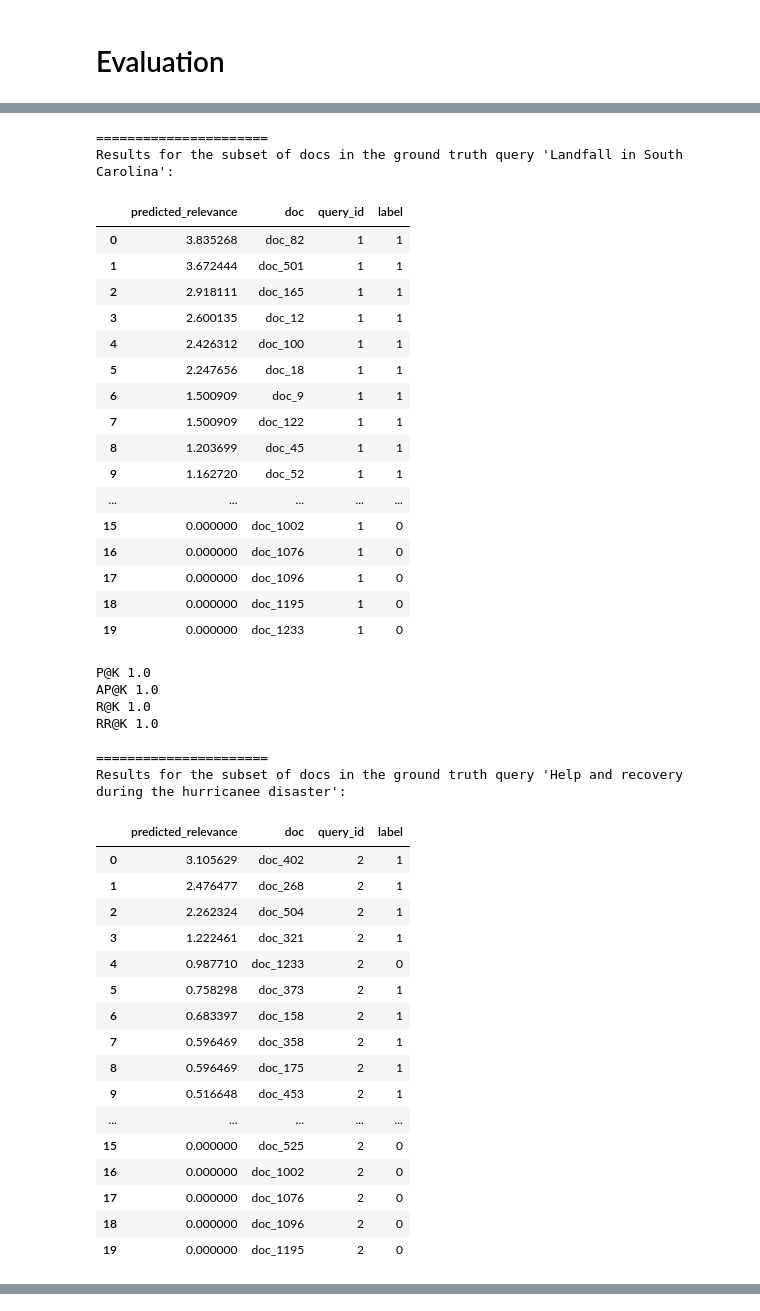
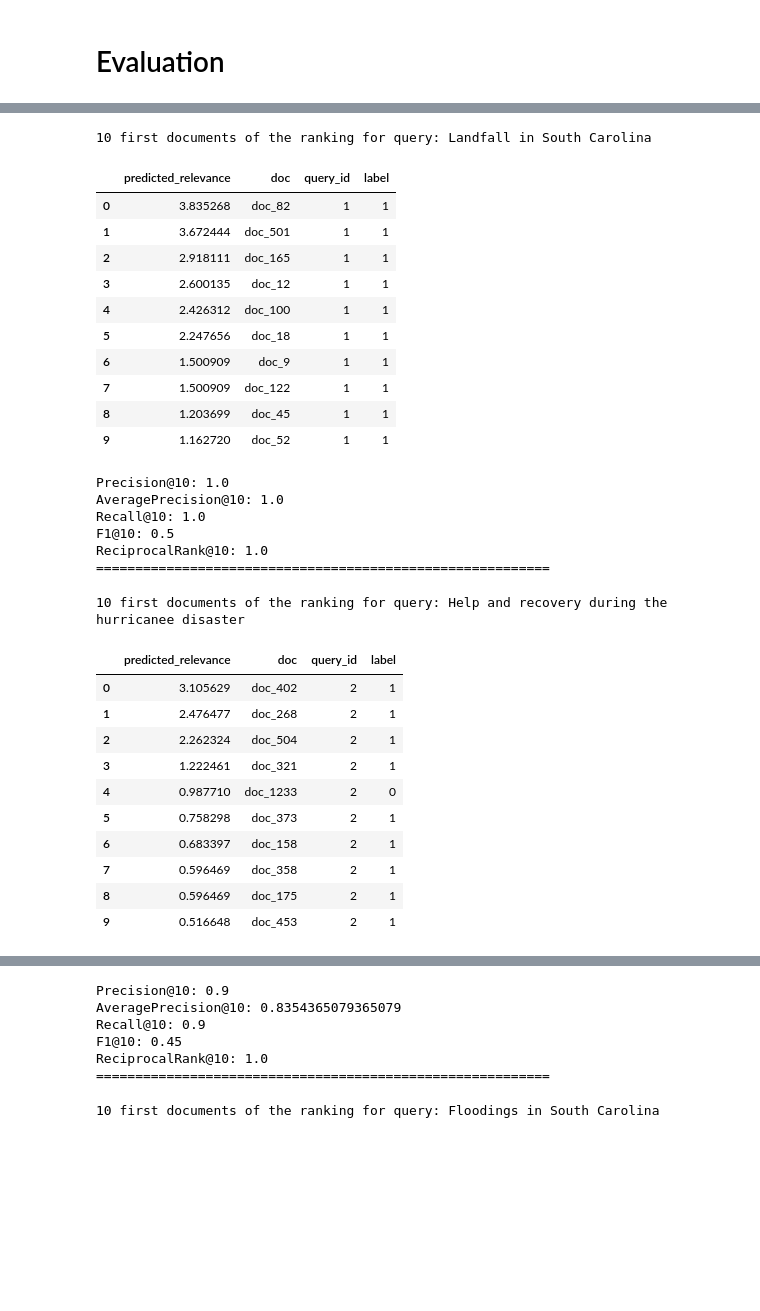
Before and after one commit to nildistefano/IRWA-2022-u172948-u172950-u173483, a Jupyter notebook: Part 2/part_2-nil.ipynb, the cells around one changed output, grey strips where cells are left out. Saved outputs shown, nothing was run; the diff lists cells and outputs as text; code cells hidden in the pictures; blank space fills up the shorter version.

```diff
--- a/Part 2/part_2-nil.ipynb
+++ b/Part 2/part_2-nil.ipynb
@@ -316,11 +341,0 @@ ValueError: could not convert string to float: ''
-# %%
-doc_id = [key[0] for key in ratings.keys()]
-query_id = [key[1] for key in ratings.keys()]
-rating = [value for value in ratings.values()]
-predicted_relevance = [value for value in relevance.values()]
-our_truths = pd.DataFrame()
-our_truths['doc_id'] = doc_id
-our_truths['query_id'] = query_id
-our_truths['rating'] = rating
-our_truths['predicted_relevance'] = predicted_relevance
-our_truths
@@ -335,9 +341,0 @@ data.loc[data['Document'] == 'doc_254']['Text'].values[0]
-# %%
-for query in queries:
-    ranked_docs = search_tf_idf(query, new_index)
-    top = 10
-
-    print("\n======================\nTop {} results out of {} for the searched query '{}':\n".format(top, len(ranked_docs),query))
-    for doc in ranked_docs[:top]:
-        print("{} - score {} Text:".format(doc[1], doc[0]))
-        print("\t{}".format(data.loc[data['Document'] == doc[1]]['Text'].values[0]))
@@ -432,8 +402,9 @@ def avg_precision_at_k(doc_score, k=10): #binary relevance, predicted relevance,
             n_relevant_at_i += 1
             prec_at_i += n_relevant_at_i / (i + 1) #calculate P@K (#docs relevant at k/k)
     return prec_at_i / gtp #return ap
-# %%
-def f1_score():
+# %%
+def f1_score(precision, recall):
+    return precision*recall/(precision+recall)
 # %%
 def ndcg(queries, doc_score):
 
@@ -492,54 +475,48 @@ def rr_at_k(doc_score, k=10):
 # %%
-results = pd.DataFrame()
-
 ground_truth_queries = {
     1:"Landfall in South Carolina",
     2:"Help and recovery during the hurricanee disaster",
     3:"Floodings in South Carolina"}
 
+k=10
+
 final = pd.DataFrame()
 for query_id, query in ground_truth_queries.items():
     ranking = search_tf_idf_subset(query, new_index, set(ground_truth[ground_truth['query_id']==query_id]['doc']))
-    print("\n======================\nResults for the subset of docs in the ground truth query '{}':\n".format(query))
     rankingdf = pd.DataFrame(ranking, columns=['predicted_relevance', 'doc']).merge(ground_truth[ground_truth['query_id']==query_id], how='outer', on='doc').fillna(0)
-    display(rankingdf)
-    print("P@K",precision_at_k(rankingdf['label']))
-    print("AP@K",avg_precision_at_k(rankingdf['label']))
-    print("R@K", recall_at_k(rankingdf['label']))
-    print("RR@K",rr_at_k(rankingdf['label']))
+    display(rankingdf.head(k).style.set_caption("{} first documents of the ranking for query: {}".format(k, query)))
+    print("Precision@{}: {}".format(k,precision_at_k(rankingdf['label'], k)))
+    print("AveragePrecision@{}: {}".format(k,avg_precision_at_k(rankingdf['label'], k)))
+    print("Recall@{}: {}".format(k, recall_at_k(rankingdf['label'], k)))
+    print("F1@{}: {}".format(k, f1_score(precision_at_k(rankingdf['label'], k), recall_at_k(rankingdf['label'], k))))
+    print("ReciprocalRank@{}: {}".format(k,rr_at_k(rankingdf['label'], k)))
     if final.empty:
         final = rankingdf
     else:
         final = pd.concat([final, rankingdf])
+    print("==========================================================")
 
-print("MAP@K",map_at_k(final))
+print("MAP@{}: {}".format(k, map_at_k(final, k)[0]))
 # %% [output]
-======================
-Results for the subset of docs in the ground truth query 'Landfall in South Carolina':
+10 first documents of the ranking for query: Landfall in South Carolina
 |  | predicted_relevance | doc | query_id | label |
 | 0 | 3.835268 | doc_82 | 1 | 1 |
 | 1 | 3.672444 | doc_501 | 1 | 1 |
 | 2 | 2.918111 | doc_165 | 1 | 1 |
 | 3 | 2.600135 | doc_12 | 1 | 1 |
 | 4 | 2.426312 | doc_100 | 1 | 1 |
 | 5 | 2.247656 | doc_18 | 1 | 1 |
 | 6 | 1.500909 | doc_9 | 1 | 1 |
 | 7 | 1.500909 | doc_122 | 1 | 1 |
 | 8 | 1.203699 | doc_45 | 1 | 1 |
 | 9 | 1.162720 | doc_52 | 1 | 1 |
-| ... | ... | ... | ... | ... |
-| 15 | 0.000000 | doc_1002 | 1 | 0 |
-| 16 | 0.000000 | doc_1076 | 1 | 0 |
-| 17 | 0.000000 | doc_1096 | 1 | 0 |
-| 18 | 0.000000 | doc_1195 | 1 | 0 |
-| 19 | 0.000000 | doc_1233 | 1 | 0 |
-P@K 1.0
-AP@K 1.0
-R@K 1.0
-RR@K 1.0
-
-======================
-Results for the subset of docs in the ground truth query 'Help and recovery during the hurricanee disaster':
+Precision@10: 1.0
+AveragePrecision@10: 1.0
+Recall@10: 1.0
+F1@10: 0.5
+ReciprocalRank@10: 1.0
+==========================================================
+10 first documents of the ranking for query: Help and recovery during the hurricanee disaster
 |  | predicted_relevance | doc | query_id | label |
 | 0 | 3.105629 | doc_402 | 2 | 1 |
 | 1 | 2.476477 | doc_268 | 2 | 1 |
@@ -551,9 +528,3 @@ Results for the subset of docs in the ground truth query 'Help and recovery duri
 | 7 | 0.596469 | doc_358 | 2 | 1 |
 | 8 | 0.596469 | doc_175 | 2 | 1 |
 | 9 | 0.516648 | doc_453 | 2 | 1 |
-| ... | ... | ... | ... | ... |
-| 15 | 0.000000 | doc_525 | 2 | 0 |
-| 16 | 0.000000 | doc_1002 | 2 | 0 |
-| 17 | 0.000000 | doc_1076 | 2 | 0 |
-| 18 | 0.000000 | doc_1096 | 2 | 0 |
-| 19 | 0.000000 | doc_1195 | 2 | 0 |
@@ -567,3 +531,10 @@ Results for the subset of docs in the ground truth query 'Floodings in South Car
+Precision@10: 0.9
+AveragePrecision@10: 0.8354365079365079
+Recall@10: 0.9
+F1@10: 0.45
+ReciprocalRank@10: 1.0
+==========================================================
+10 first documents of the ranking for query: Floodings in South Carolina
 |  | predicted_relevance | doc | query_id | label |
 | 0 | 3.385289 | doc_66 | 3 | 1 |
 | 1 | 3.116143 | doc_148 | 3 | 1 |
```
Also changed, not shown: parts of 25 cells of this notebook, 1 other file.
